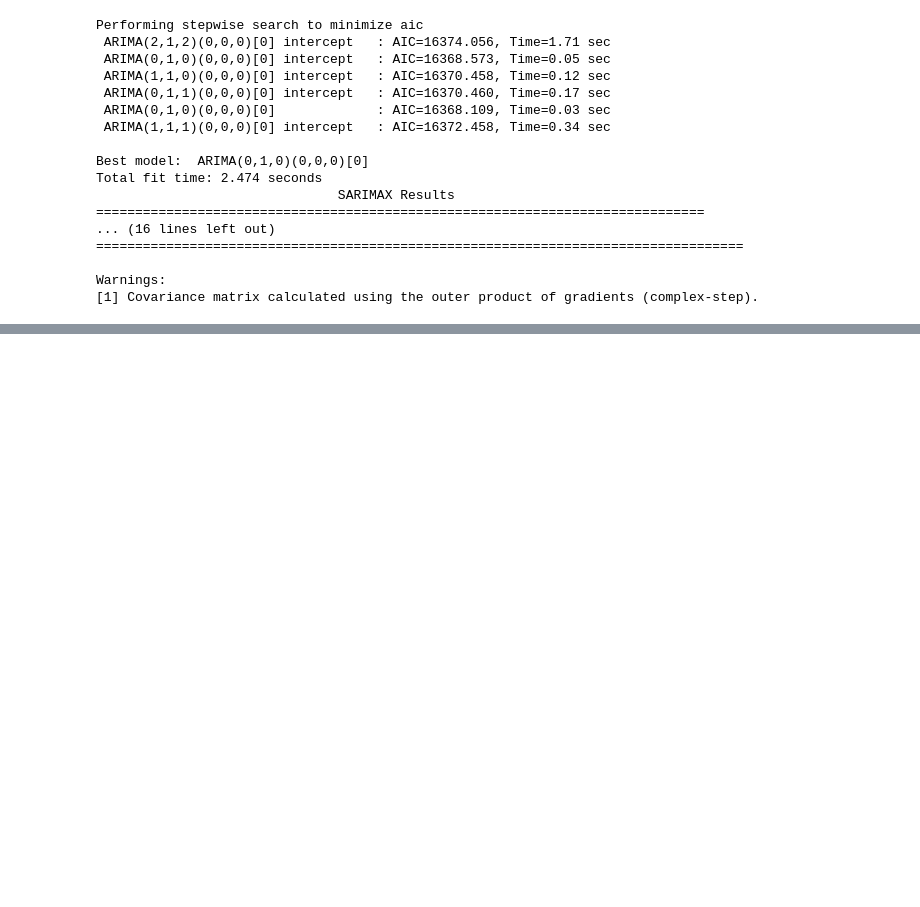
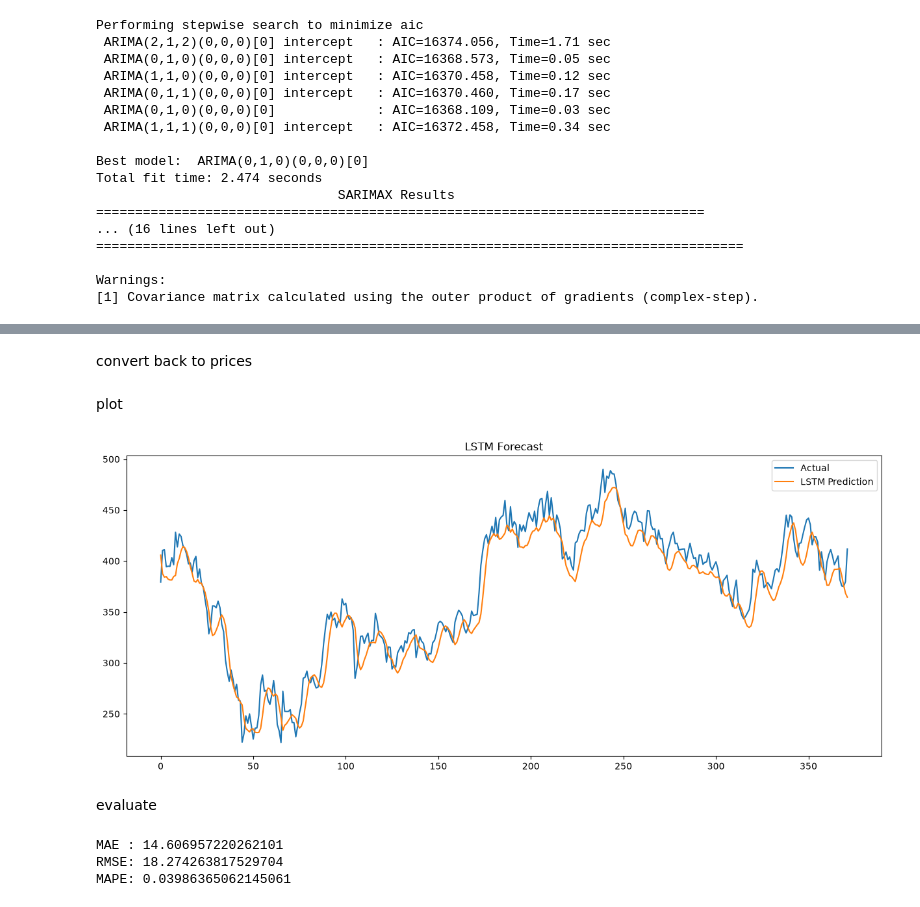
Before and after one commit to Raeyeyoh/PORTFOLIO-OPTIMIZATION, a Jupyter notebook: notebooks/task-2forecasting.ipynb, the cells around one changed output, grey strips where cells are left out. Cells and saved outputs as stored; diff of their text form; code cells hidden in the pictures; blank space fills up the shorter version.

```diff
--- a/notebooks/task-2forecasting.ipynb
+++ b/notebooks/task-2forecasting.ipynb
@@ -90,0 +200,5 @@ Warnings:
+# %%
+model.compile(
+    optimizer="adam",
+    loss="mse"
+)
@@ -90,0 +209,9 @@ Warnings:
+# %%
+history = model.fit(
+    X_train,
+    y_train,
+    epochs=20,
+    batch_size=32,
+    validation_data=(X_test, y_test),
+    verbose=1
+)
@@ -90,0 +238,2 @@ Warnings:
+# %%
+predictions = model.predict(X_test)
@@ -90,0 +242,45 @@ Warnings:
+# %% [markdown]
+convert back to prices
+# %%
+predictions = scaler.inverse_transform(predictions)
+
+actual = scaler.inverse_transform(
+    y_test.reshape(-1, 1)
+)
+# %% [markdown]
+plot
+# %%
+plt.figure(figsize=(15,6))
+
+plt.plot(actual, label="Actual")
+
+plt.plot(predictions, label="LSTM Prediction")
+
+plt.legend()
+
+plt.title("LSTM Forecast")
+
+plt.show()
+# %% [output]
+[figure, added]
+# %% [markdown]
+evaluate
+# %%
+lstm_mae = mean_absolute_error(actual, predictions)
+
+lstm_rmse = np.sqrt(
+    mean_squared_error(actual, predictions)
+)
+
+lstm_mape = mean_absolute_percentage_error(
+    actual,
+    predictions
+)
+
+print("MAE :", lstm_mae)
+print("RMSE:", lstm_rmse)
+print("MAPE:", lstm_mape)
+# %% [output]
+MAE : 14.606957220262101
+RMSE: 18.274263817529704
+MAPE: 0.03986365062145061
```
Also changed, not shown: parts of 28 cells of this notebook.
